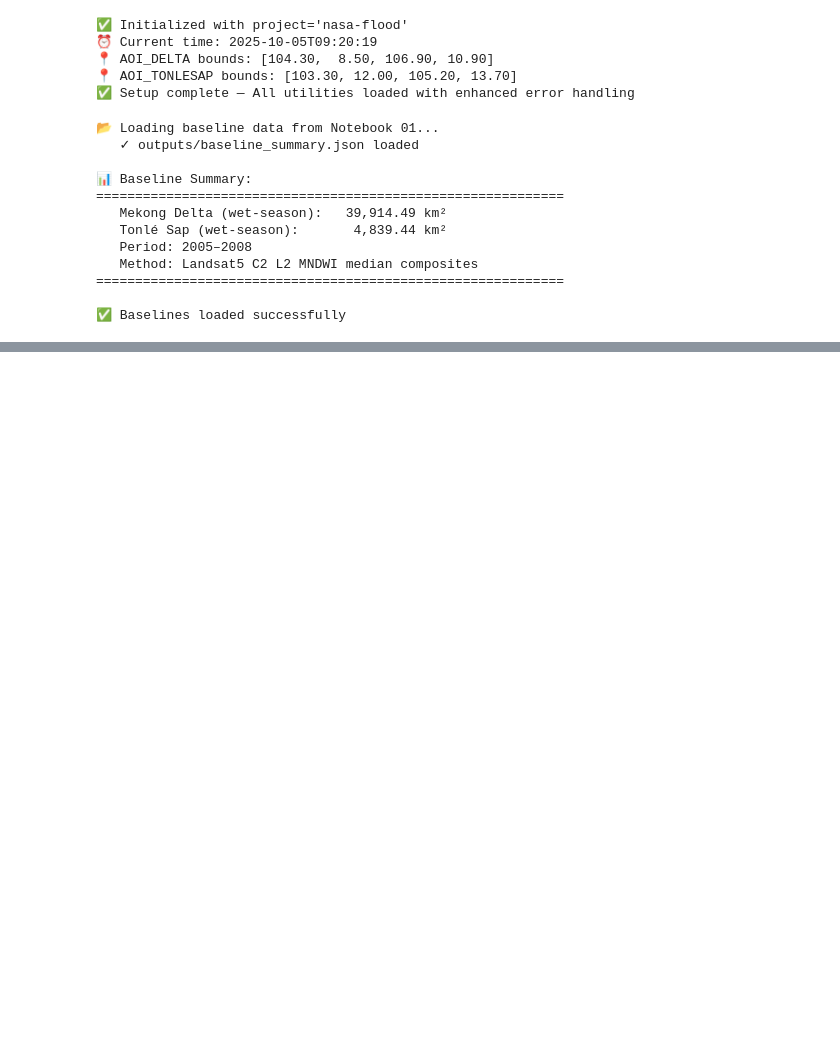
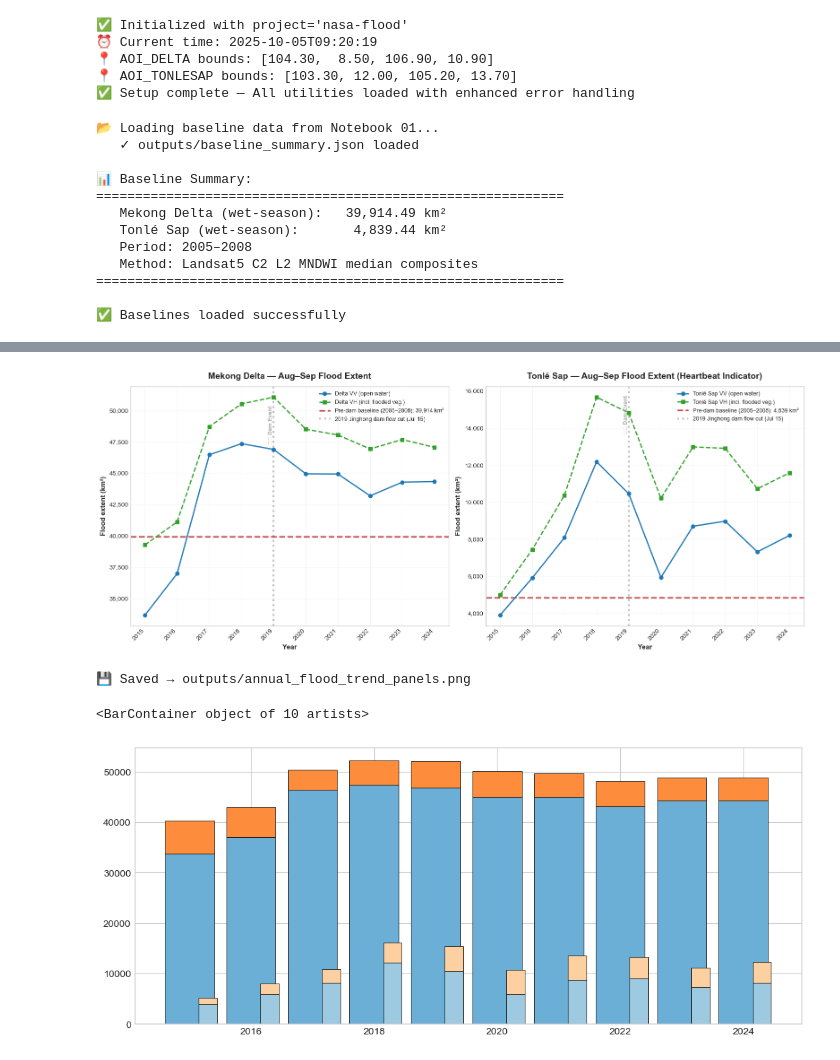
Before and after one commit to wakhan6530/Mekong, a Jupyter notebook: notebooks/02_flood_analysis.ipynb, the cells around one changed output, grey strips where cells are left out. Cells and saved outputs as stored; diff of their text form; code cells hidden in the pictures; blank space fills up the shorter version.

```diff
--- a/notebooks/02_flood_analysis.ipynb
+++ b/notebooks/02_flood_analysis.ipynb
@@ -628,34 +658,39 @@ plot_flood_series(
     df['year'],
     df['ts_vv_km2'],
     df['ts_vh_km2'],
     BASELINES['Tonle_Sap'],
     'Tonlé Sap — Aug–Sep Flood Extent (Heartbeat Indicator)',
     'Tonlé Sap',
     scene_counts_vh=df['ts_vh_scenes']
 )
 
 plt.tight_layout()
 plt.savefig("outputs/annual_flood_trend_panels.png", dpi=300, bbox_inches='tight')
 plt.show()
 
 print("💾 Saved → outputs/annual_flood_trend_panels.png")
 
 # === Supplementary Plot: VH Gain (Missed Area) ===
 fig2, ax2 = plt.subplots(1, 1, figsize=(12, 5))
 
 # Stacked bar: VV + VH-only
 ax2.bar(df['year'], df['delta_vv_km2'], label='Delta VV (open water)',
         color='#6baed6', edgecolor='black', linewidth=0.5)
 ax2.bar(df['year'], df['delta_vh_only_km2'], bottom=df['delta_vv_km2'],
         label='Delta VH-only (flooded veg)', color='#fd8d3c',
         edgecolor='black', linewidth=0.5)
 
 ax2.bar(df['year'] + 0.3, df['ts_vv_km2'], width=0.3,
         label='Tonlé Sap VV (open water)', color='#9ecae1',
         edgecolor='black', linewidth=0.5)
 ax2.bar(df['year'] + 0.3, df['ts_vh_only_km2'], width=0.3,
         bottom=df['ts_vv_km2'], label='Tonlé Sap VH-only (flooded veg)',
-        color='#fdd0a2', edgecolor='black', linewidth=0.5
+        color='#fdd0a2', edgecolor='black', linewidth=0.5)
+# %% [output]
+[figure, added]
+💾 Saved → outputs/annual_flood_trend_panels.png
+<BarContainer object of 10 artists>
+[figure, added]
 # %%
 # === Cell 5: VH Gain Quantification & Statistical Summary ===
 """
```
Also changed, not shown: parts of 5 cells of this notebook, 17 other files.
